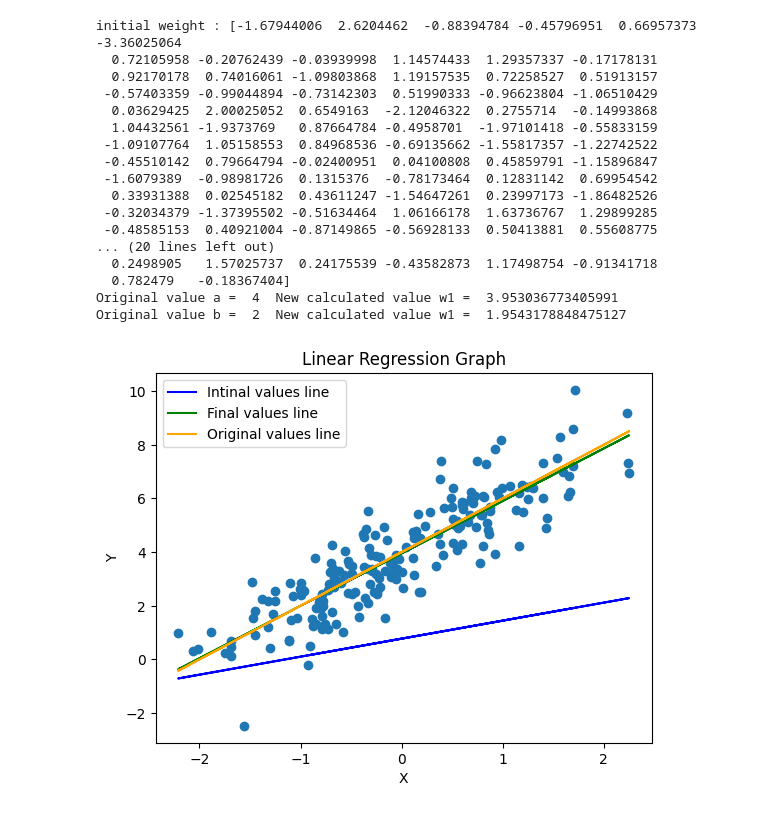
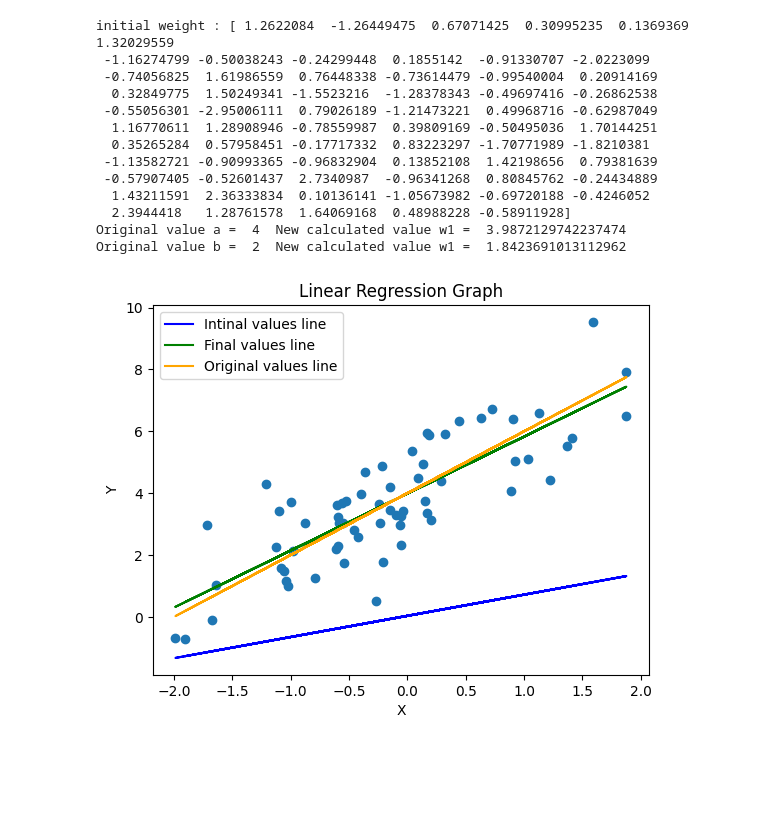
Before and after one commit to NaveenGumaste/Python-ML, a Jupyter notebook: GD for Linear resgression with Best-Fit.ipynb, the cells around one changed output. Saved outputs shown, nothing was run; the diff lists cells and outputs as text; code cells hidden in the pictures; blank space fills up the shorter version.

```diff
--- a/GD for Linear resgression with Best-Fit.ipynb
+++ b/GD for Linear resgression with Best-Fit.ipynb
@@ -7,7 +7,7 @@ a = 4  # height
 b = 2  # slope
 
 # generate data
-N = 200  # sample size
+N = 65
 X = normal(loc=0.0, scale=1.0, size=N)
 W = normal(loc=0.0, scale=1.0, size=N)
 Y = a + b * X + W
@@ -19,22 +19,14 @@ plt.ylabel('Y')
 plt.show()
 print("initial weight :", W)
 
-
-# A function that calculates the mean squared error for
-# given values of X and Y with parameters w1 and w2
-
 def mean_square_error(X, Y, w1, w2):
     n = len(X)
     total_error = 0
 
     # running the loop for total numer of samples in dataset
     for i in range(n):
-        # calculating the error value as given in the
-        # above formula in statement (a)
         total_error = total_error + (w1 + w2 * X[i] - Y[i]) ** 2
 
-    # Since this is a mean error, dividing the total error
-    # calculated by total number of samples
     mse = total_error / n
     return mse
     # A function that calculates the Gradient/partial derivative of MSE
@@ -60,13 +52,10 @@ def gradient_mean_square_error(X, Y, w1, w2):
     return partial_derivative_w1, partial_derivative_w2
     # This function implements the gradient descent algorithm
 
-
 def gradient_descent(X, Y, w1, w2, learning_rate, num_iterations):
     mse_list = []
 
     for i in range(num_iterations):
-        # We use our gradient_mean_square_error to
-        # calculate partial derivatives of w1 and w2 and update them
         partial_derivative_w1, partial_derivative_w2 = gradient_mean_square_error(X, Y, w1, w2)
         w1 -= learning_rate * partial_derivative_w1
         w2 -= learning_rate * partial_derivative_w2
@@ -74,15 +63,12 @@ def gradient_descent(X, Y, w1, w2, learning_rate, num_iterations):
         mse_list.append(mean_square_error(X, Y, w1, w2))
     # return the final calculated derivatives
     return w1, w2, mse_list
-    # Generate random value for w1 and w2 between 0 and 1
-
-
 initial_w1 = random.uniform(0, 1)
 initial_w2 = random.uniform(0, 1)
 
 # define the learning rate and no of iterations we need to calculate
 learning_rate = 0.1
-iterations = 1000
+iterations = 100
 
 # Perform gradient descent using our implemented gradient descent function
 final_w1, final_w2, mse_final_list = gradient_descent(X, Y, initial_w1, initial_w2, learning_rate, iterations)
@@ -124,18 +110,14 @@ plt.show()
-initial weight : [-1.67944006  2.6204462  -0.88394784 -0.45796951  0.66957373 -3.36025064
-  0.72105958 -0.20762439 -0.03939998  1.14574433  1.29357337 -0.17178131
-  0.92170178  0.74016061 -1.09803868  1.19157535  0.72258527  0.51913157
- -0.57403359 -0.99044894 -0.73142303  0.51990333 -0.96623804 -1.06510429
-  0.03629425  2.00025052  0.6549163  -2.12046322  0.2755714  -0.14993868
-  1.04432561 -1.9373769   0.87664784 -0.4958701  -1.97101418 -0.55833159
- -1.09107764  1.05158553  0.84968536 -0.69135662 -1.55817357 -1.22742522
- -0.45510142  0.79664794 -0.02400951  0.04100808  0.45859791 -1.15896847
- -1.6079389  -0.98981726  0.1315376  -0.78173464  0.12831142  0.69954542
-  0.33931388  0.02545182  0.43611247 -1.54647261  0.23997173 -1.86482526
- -0.32034379 -1.37395502 -0.51634464  1.06166178  1.63736767  1.29899285
- -0.48585153  0.40921004 -0.87149865 -0.56928133  0.50413881  0.55608775
-... (20 lines left out)
-  0.2498905   1.57025737  0.24175539 -0.43582873  1.17498754 -0.91341718
-  0.782479   -0.18367404]
-Original value a =  4  New calculated value w1 =  3.953036773405991
-Original value b =  2  New calculated value w1 =  1.9543178848475127
+initial weight : [ 1.2622084  -1.26449475  0.67071425  0.30995235  0.1369369   1.32029559
+ -1.16274799 -0.50038243 -0.24299448  0.1855142  -0.91330707 -2.0223099
+ -0.74056825  1.61986559  0.76448338 -0.73614479 -0.99540004  0.20914169
+  0.32849775  1.50249341 -1.5523216  -1.28378343 -0.49697416 -0.26862538
+ -0.55056301 -2.95006111  0.79026189 -1.21473221  0.49968716 -0.62987049
+  1.16770611  1.28908946 -0.78559987  0.39809169 -0.50495036  1.70144251
+  0.35265284  0.57958451 -0.17717332  0.83223297 -1.70771989 -1.8210381
+ -1.13582721 -0.90993365 -0.96832904  0.13852108  1.42198656  0.79381639
+ -0.57907405 -0.52601437  2.7340987  -0.96341268  0.80845762 -0.24434889
+  1.43211591  2.36333834  0.10136141 -1.05673982 -0.69720188 -0.4246052
+  2.3944418   1.28761578  1.64069168  0.48988228 -0.58911928]
+Original value a =  4  New calculated value w1 =  3.9872129742237474
+Original value b =  2  New calculated value w1 =  1.8423691013112962
-[figure, old version]
+[figure, new version]
```
Also changed, not shown: parts of 1 cell of this notebook, 2 other files.
